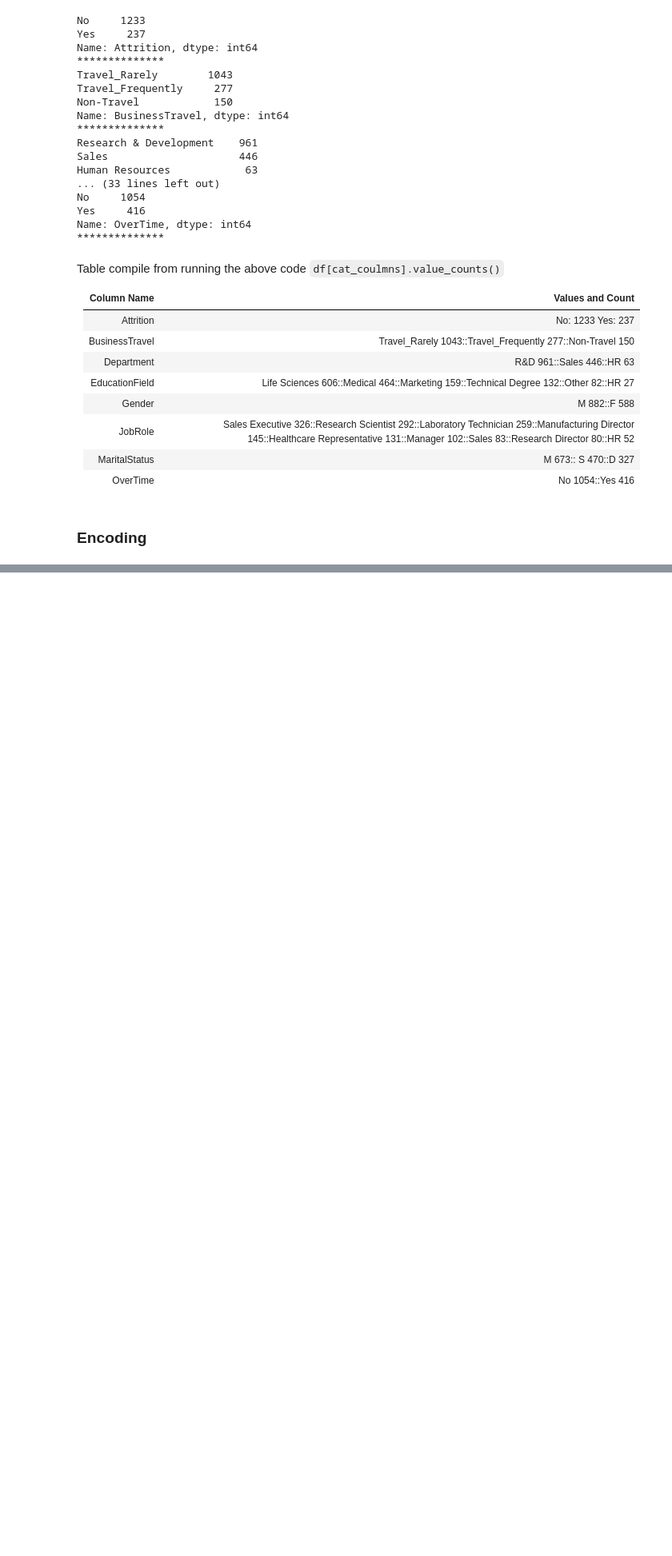
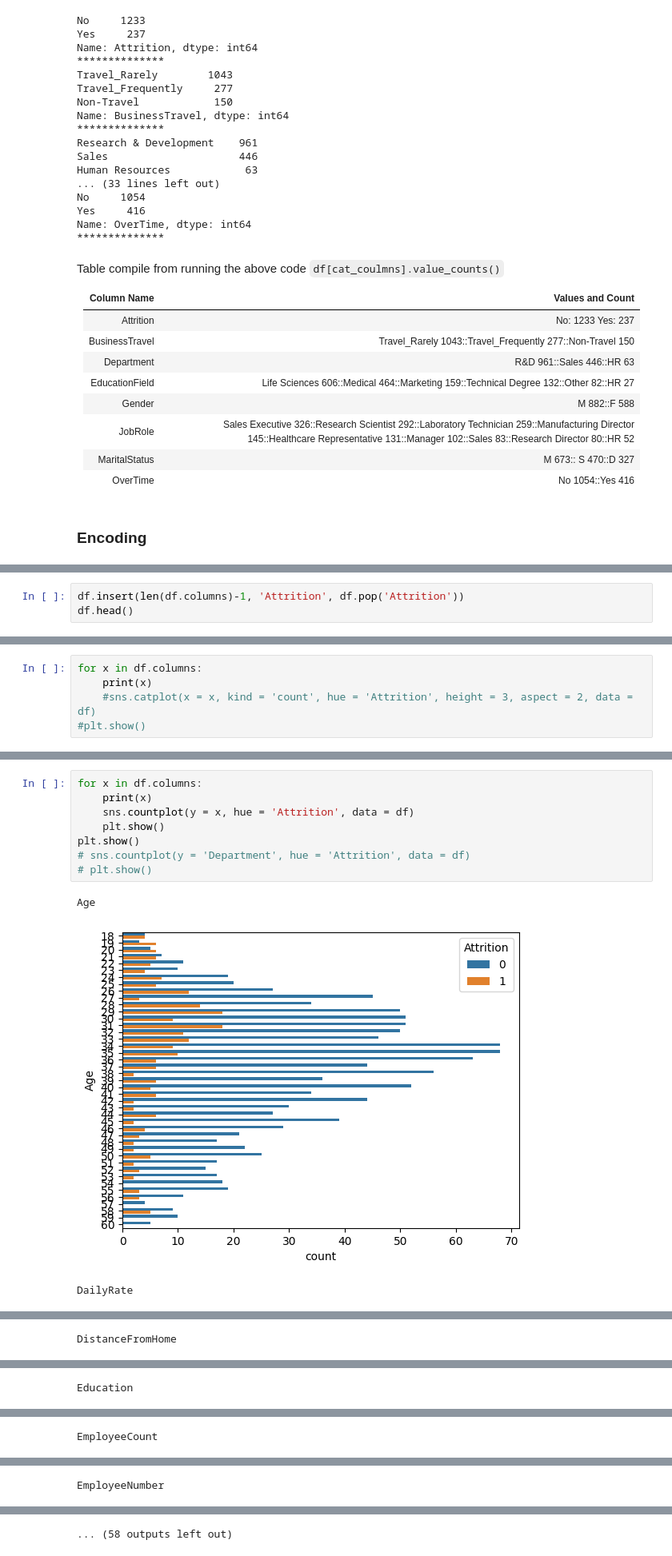
Before and after one commit to senbagaraman04/ml-basics, a Jupyter notebook: 2023/HR_MACHINELEARNING/hr_raman.ipynb, the cells around one changed output, grey strips where cells are left out. Shown at 80% size. Saved outputs shown, nothing was run; the diff lists cells and outputs as text; blank space fills up the shorter version.

```diff
--- a/2023/HR_MACHINELEARNING/hr_raman.ipynb
+++ b/2023/HR_MACHINELEARNING/hr_raman.ipynb
@@ -141,0 +261,3 @@ Length: 692, dtype: int64
+# %%
+df.insert(len(df.columns)-1, 'Attrition', df.pop('Attrition'))
+df.head()
@@ -141,0 +293,5 @@ Length: 692, dtype: int64
+# %%
+for x in df.columns:
+    print(x)
+    #sns.catplot(x = x, kind = 'count', hue = 'Attrition', height = 3, aspect = 2, data = df)
+#plt.show()
@@ -141,0 +316,12 @@ Length: 692, dtype: int64
+# %%
+for x in df.columns:
+    print(x)
+    sns.countplot(y = x, hue = 'Attrition', data = df)
+    plt.show()
+plt.show()
+# sns.countplot(y = 'Department', hue = 'Attrition', data = df)
+# plt.show()
+# %% [output]
+Age
+[figure, added]
+DailyRate
@@ -141,0 +329 @@ Length: 692, dtype: int64
+DistanceFromHome
@@ -141,0 +331 @@ Length: 692, dtype: int64
+Education
@@ -141,0 +333 @@ Length: 692, dtype: int64
+EmployeeCount
@@ -141,0 +335 @@ Length: 692, dtype: int64
+EmployeeNumber
@@ -141,0 +337 @@ Length: 692, dtype: int64
+... (58 outputs left out)
```
Also changed, not shown: parts of 19 cells of this notebook.
